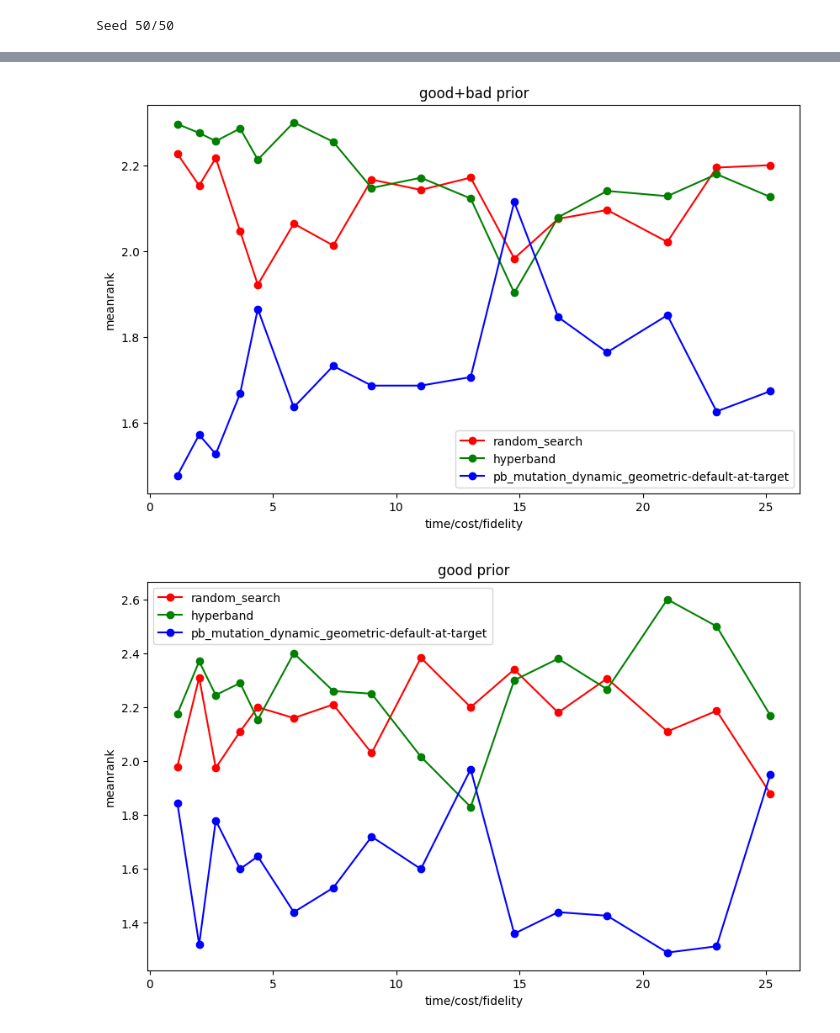
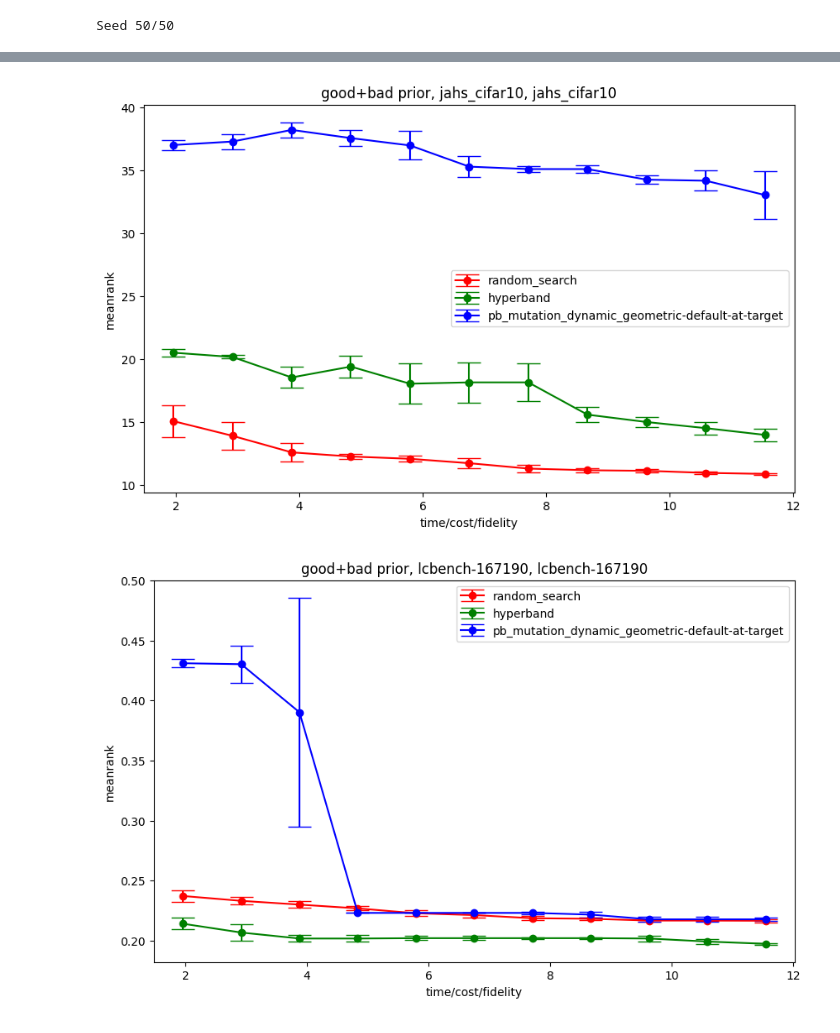
Before and after one commit to automl-private/significance_analysis, a Jupyter notebook: 10_10_to_17_10/priorband_autorank.ipynb, the cells around one changed output, grey strips where cells are left out. Cells and saved outputs as stored; diff of their text form; code cells hidden in the pictures.

Commit message:
data analysis on why systems dont perform as expected

```diff
--- a/10_10_to_17_10/priorband_autorank.ipynb
+++ b/10_10_to_17_10/priorband_autorank.ipynb
@@ -20,13 +20,3 @@ def load_priorband_data():
 df=load_priorband_data()
 # %% [output]
 Seed 50/50
-# %%
-rs_hb_pb=["random_search","hyperband","pb_mutation_dynamic_geometric-default-at-target"]
-df_dict={"all":{"all":df}}
-df_dict={"all":{"RS+HB+PB":df.loc[(df["algorithm"].isin(rs_hb_pb))]}}
-df_dict={"good+bad":{"all":df.loc[(df["prior"]=="good")|(df["prior"]=="bad")]}}
-df_dict["good+bad"]["RS+HB+PB"]=df.loc[((df["prior"]=="good")|(df["prior"]=="bad"))&(df["algorithm"].isin(rs_hb_pb))]
-for priortype in df["prior"].unique():
-    df_dict[priortype]={}
-    df_dict[priortype]["all"]=df.loc[df["prior"]==priortype]
-    df_dict[priortype]["RS+HB+PB"]=df.loc[(df["prior"]==priortype)&((df["algorithm"].isin(rs_hb_pb)))]
@@ -152,21 +263,28 @@ Prior 3/3: Fidelity 16/16
 # %%
 color_dict={"random_search":"red","hyperband":"green","pb_mutation_dynamic_geometric-default-at-target":"blue","priorband":"blue"}
+
 for priortype in scores.keys():
-    _, axis = plt.subplots(figsize=(10, 6))
-    for system in scores[priortype]:
-        axis.errorbar(
-            fidelities_steps,
-            scores[priortype][system],
-            fmt="o-",
-            capsize=3,
-            label=system,
-            color=color_dict[system]
-        )
-    axis.set_xlabel("time/cost/fidelity")
-    axis.set_ylabel("meanrank")
-    axis.set_title(f"{priortype} prior")
-    axis.legend()
+    for benchmark_selection in scores[priortype].keys():
+        for benchmark in scores[priortype][benchmark_selection].keys():
+            _, axis = plt.subplots(figsize=(10, 6))
+            for system in scores[priortype][benchmark_selection][benchmark]:
+                axis.errorbar(
+                    fidelities_steps,
+                    scores[priortype][benchmark_selection][benchmark][system]["mean"],
+                    fmt="o-",
+                    yerr=(np.array(scores[priortype][benchmark_selection][benchmark][system]["lolim"])-np.array(scores[priortype][benchmark_selection][benchmark][system]["uplim"]))/2,
+                    capsize=10,
+                    label=system,
+                    color=color_dict[system]
+                )
+            axis.set_xlabel("time/cost/fidelity")
+            axis.set_ylabel("meanrank")
+            axis.set_title(f"{priortype} prior, {benchmark_selection}, {benchmark}")
+            axis.legend()
+
+from functools import partial
+#plt.yscale('symlog')
 plt.show()
 # %% [output]
-[figure, old version]
+[figure, new version]
-[figure, old version]
+[figure, new version]
```
Also changed, not shown: parts of 8 cells of this notebook, 3 other files.
